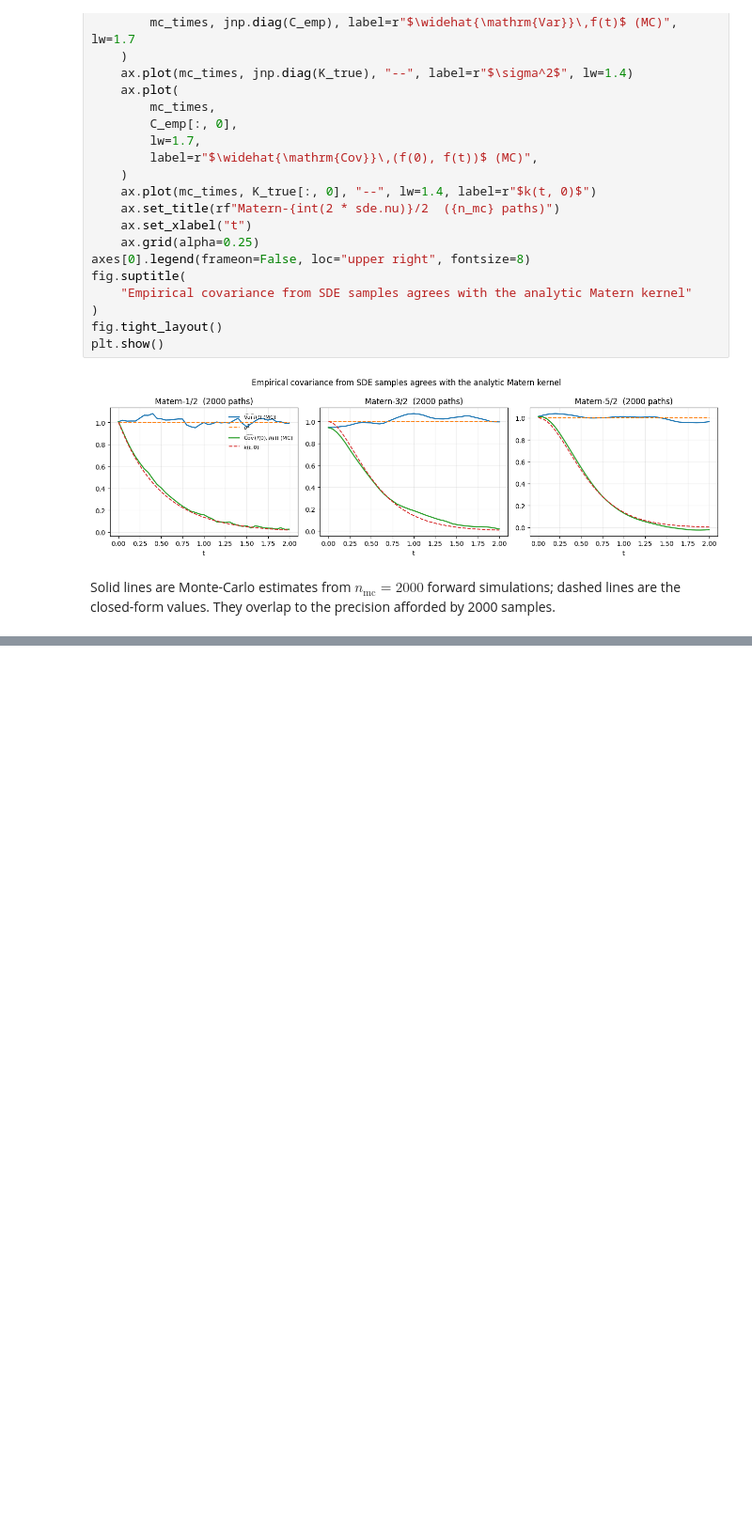
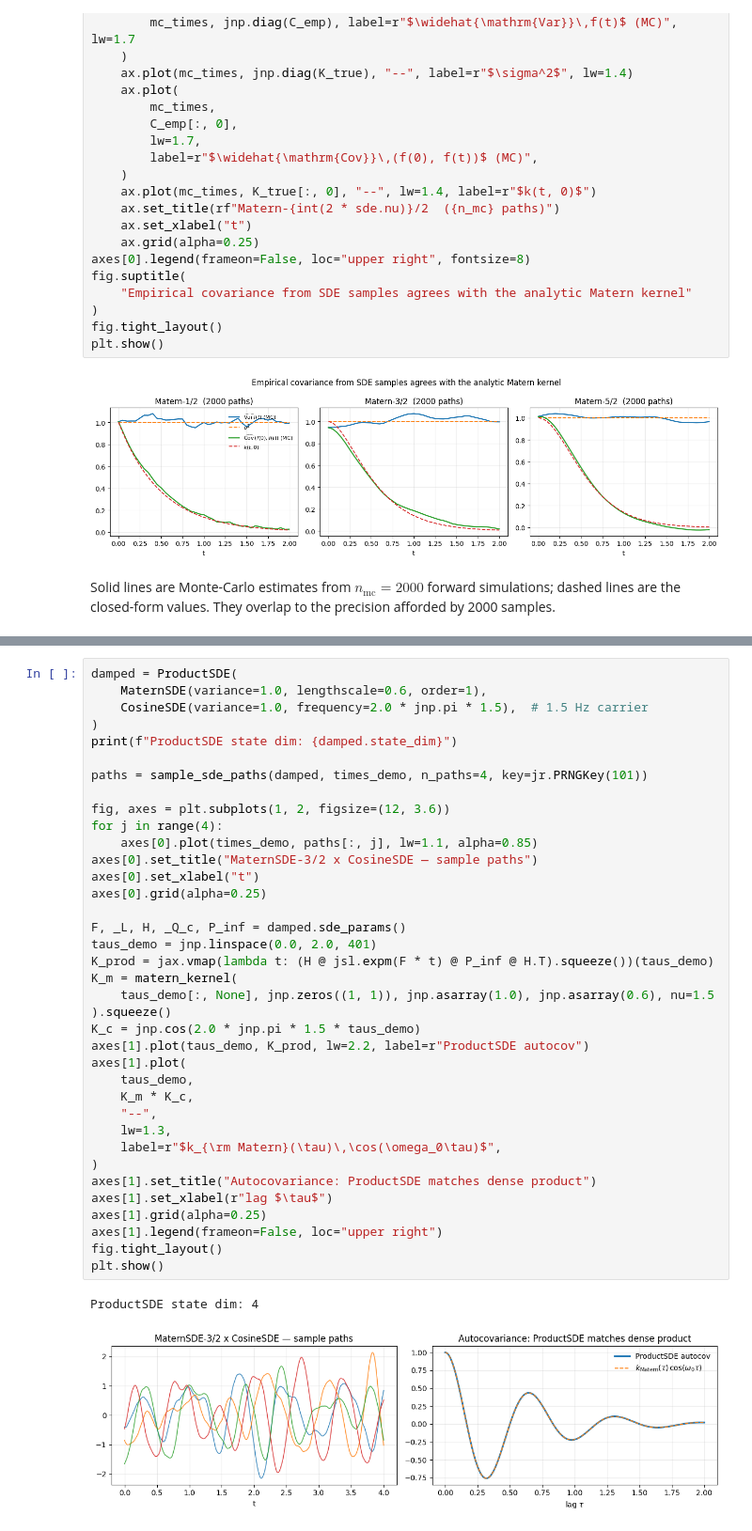
Before and after one commit to jejjohnson/pyrox, a Jupyter notebook: docs/notebooks/markov_gp_sde_kernels.ipynb, the cells around one changed output, grey strips where cells are left out. Shown at 94% size. Cells and saved outputs as stored; diff of their text form; blank space fills up the shorter version.

```diff
--- a/docs/notebooks/markov_gp_sde_kernels.ipynb
+++ b/docs/notebooks/markov_gp_sde_kernels.ipynb
@@ -375,0 +516,40 @@ Solid lines are Monte-Carlo estimates from $n_\text{mc} = 2000$ forward simulati
+# %%
+damped = ProductSDE(
+    MaternSDE(variance=1.0, lengthscale=0.6, order=1),
+    CosineSDE(variance=1.0, frequency=2.0 * jnp.pi * 1.5),  # 1.5 Hz carrier
+)
+print(f"ProductSDE state dim: {damped.state_dim}")
+
+paths = sample_sde_paths(damped, times_demo, n_paths=4, key=jr.PRNGKey(101))
+
+fig, axes = plt.subplots(1, 2, figsize=(12, 3.6))
+for j in range(4):
+    axes[0].plot(times_demo, paths[:, j], lw=1.1, alpha=0.85)
+axes[0].set_title("MaternSDE-3/2 x CosineSDE — sample paths")
+axes[0].set_xlabel("t")
+axes[0].grid(alpha=0.25)
+
+F, _L, H, _Q_c, P_inf = damped.sde_params()
+taus_demo = jnp.linspace(0.0, 2.0, 401)
+K_prod = jax.vmap(lambda t: (H @ jsl.expm(F * t) @ P_inf @ H.T).squeeze())(taus_demo)
+K_m = matern_kernel(
+    taus_demo[:, None], jnp.zeros((1, 1)), jnp.asarray(1.0), jnp.asarray(0.6), nu=1.5
+).squeeze()
+K_c = jnp.cos(2.0 * jnp.pi * 1.5 * taus_demo)
+axes[1].plot(taus_demo, K_prod, lw=2.2, label=r"ProductSDE autocov")
+axes[1].plot(
+    taus_demo,
+    K_m * K_c,
+    "--",
+    lw=1.3,
+    label=r"$k_{\rm Matern}(\tau)\,\cos(\omega_0\tau)$",
+)
+axes[1].set_title("Autocovariance: ProductSDE matches dense product")
+axes[1].set_xlabel(r"lag $\tau$")
+axes[1].grid(alpha=0.25)
+axes[1].legend(frameon=False, loc="upper right")
+fig.tight_layout()
+plt.show()
+# %% [output]
+ProductSDE state dim: 4
+[figure, added]
```
Also changed, not shown: parts of 14 cells of this notebook.
